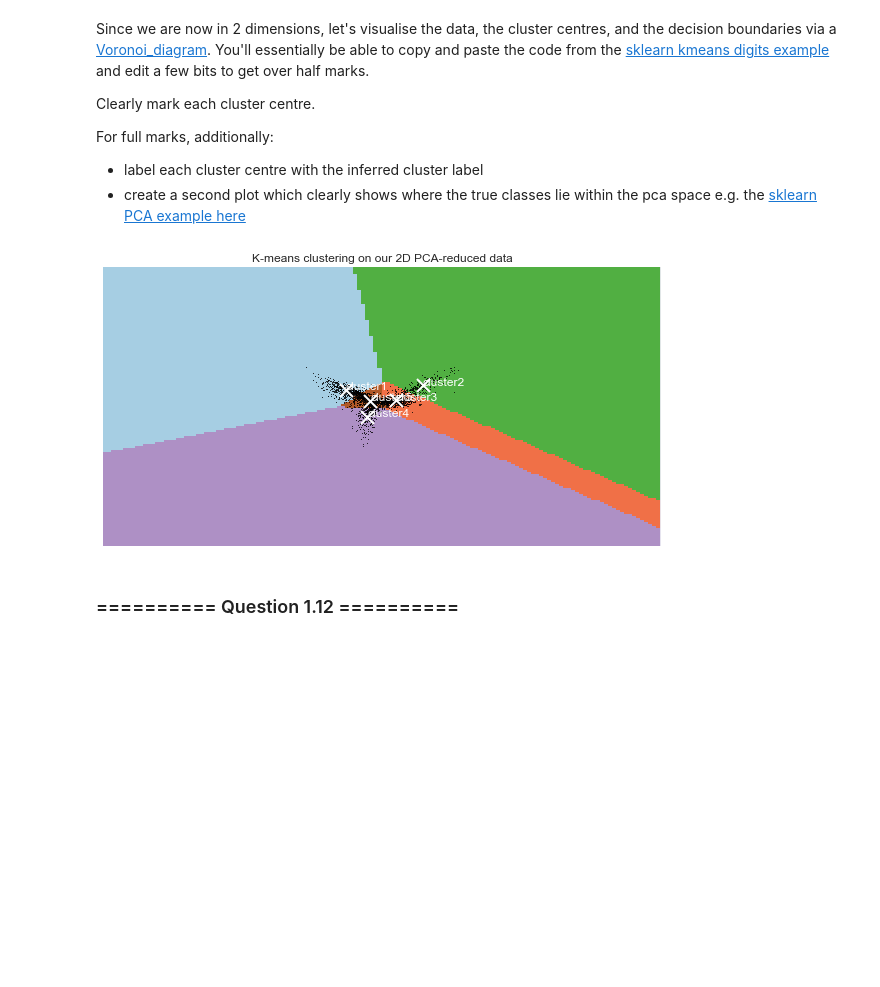
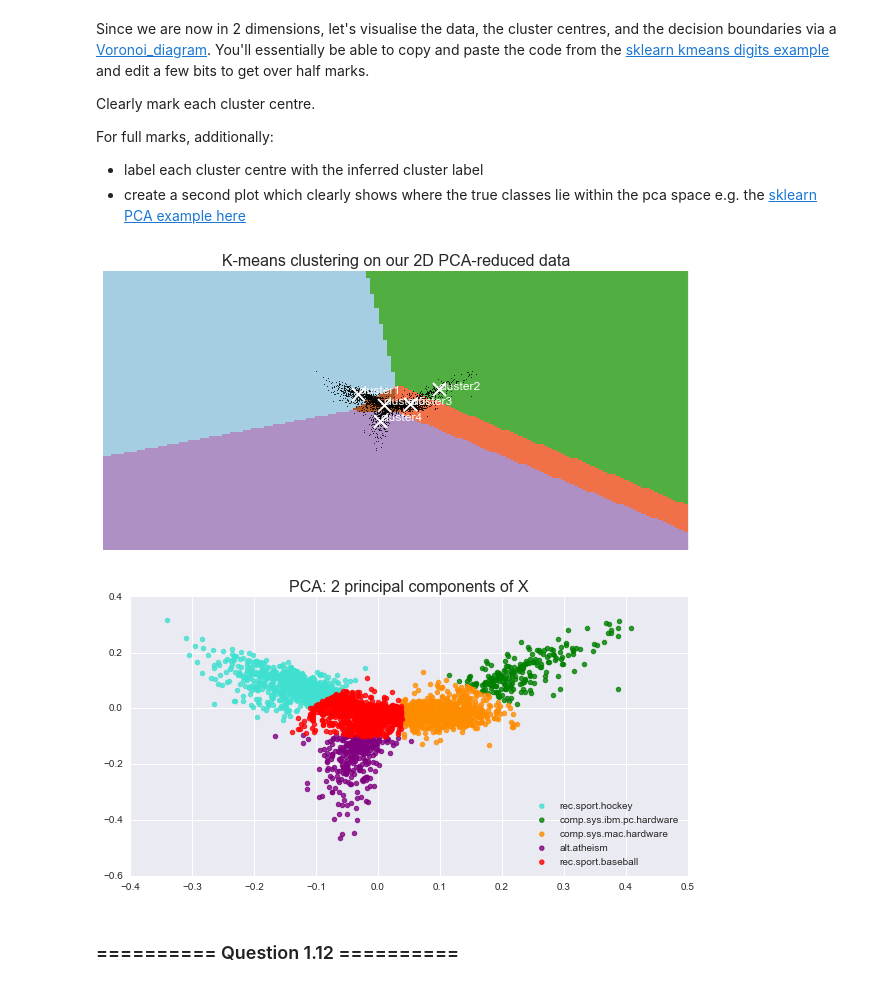
Before and after one commit to Dr-Alan-Turing/IAMachineLearning, a Jupyter notebook: 09_Assignment_4.ipynb, the cells around one changed output. Saved outputs shown, nothing was run; the diff lists cells and outputs as text; code cells hidden in the pictures; blank space fills up the shorter version.

```diff
--- a/09_Assignment_4.ipynb
+++ b/09_Assignment_4.ipynb
@@ -185,4 +185,4 @@ Initialise a [k-means clustering](http://scikit-learn.org/stable/modules/generat
 # %%
 # Your code goes here
 kmeans = KMeans(n_clusters=5, random_state=30)
-kmeans.fit(X)
+_= kmeans.fit(X)
@@ -438,9 +445,12 @@ For full marks, additionally:
 * label each cluster centre with the inferred cluster label
 * create a second plot which clearly shows where the true classes lie within the pca space e.g. the [sklearn PCA example here](http://scikit-learn.org/stable/auto_examples/decomposition/plot_pca_vs_lda.html)
 # %%
+#
+# 1. Voronoi diagram
+#
 # credit: http://scikit-learn.org/stable/auto_examples/cluster/plot_kmeans_digits.html
 
-# Step size of the mesh. Decrease to increase the quality of the VQ.
+# Step size of the mesh
 h = .02     # point in the mesh [x_min, x_max]x[y_min, y_max].
 
 # Plot the decision boundary. For that, we will assign a color to each
@@ -453,38 +463,56 @@ Z = kmeans_pca.predict(np.c_[xx.ravel(), yy.ravel()])
 
 # Put the result into a color plot
 Z = Z.reshape(xx.shape)
-plt.figure(1, figsize=(10,5))
+plt.figure(1, figsize=(10.5,5))
 plt.clf()
 plt.imshow(Z, interpolation="nearest",
            extent=(xx.min(), xx.max(), yy.min(), yy.max()),
            cmap=plt.cm.Paired,
            aspect="auto", origin="lower")
 
 plt.plot(X_2d[:, 0], X_2d[:, 1], 'k.', markersize=2)
 # Plot the centroids as a white X
 centroids = kmeans_pca.cluster_centers_
 plt.scatter(centroids[:, 0], centroids[:, 1],
             marker='x', s=169, linewidths=2,
             color='w', zorder=10)
 
 labels=["cluster1","cluster2","cluster3","cluster4","cluster5"]
 
-for label, x, y in zip(labels, centroids[:, 0], centroids[:, 1]):
-    plt.annotate(label, xy=(x, y), color='white', zorder=20, fontsize=12)
+for label, xi, yi in zip(labels, centroids[:, 0], centroids[:, 1]):
+    plt.annotate(label, xy=(xi, yi), color='white', zorder=20, fontsize=12)
 
 #, xytext = (-20, 20),
 #        textcoords = 'offset points', ha = 'right', va = 'bottom',
 #        bbox = dict(boxstyle = 'round,pad=0.5', fc = 'yellow', alpha = 0.5)
 
 # Add title
-plt.title("K-means clustering on our 2D PCA-reduced data")
+plt.title("K-means clustering on our 2D PCA-reduced data", fontsize=16)
 plt.xlim(x_min, x_max)
 plt.ylim(y_min, y_max)
 plt.xticks(())
 plt.yticks(())
 plt.show()
+
+#
+# 2. True classes within PCA space
+#
+# credit: http://scikit-learn.org/stable/auto_examples/decomposition/plot_pca_vs_lda.html
+
+# Prepare data
+y_pca = kmeans_pca.labels_
+target_names = cats_2D
+colors = ['turquoise', 'green', 'darkorange', 'purple', 'red']
+# Plot PCA of categories
+plt.figure(figsize=(10,5))
+for color, i, target_name in zip(colors, [0, 1, 2, 3, 4], target_names):
+    plt.scatter(X_2d[y_pca == i, 0], X_2d[y_pca == i, 1], color=color, alpha=.8, lw=1, label=target_name)
+plt.legend(loc='lower right', shadow=False, scatterpoints=1)
+plt.title('PCA: 2 principal components of X', fontsize=16)
+plt.show()
 # %% [output]
-[figure, old version]
+[figure, new version]
+[figure, added]
 # %% [markdown]
 ### ========== Question 1.12  ==========
 # %% [markdown]
```
Also changed, not shown: parts of 6 cells of this notebook.
